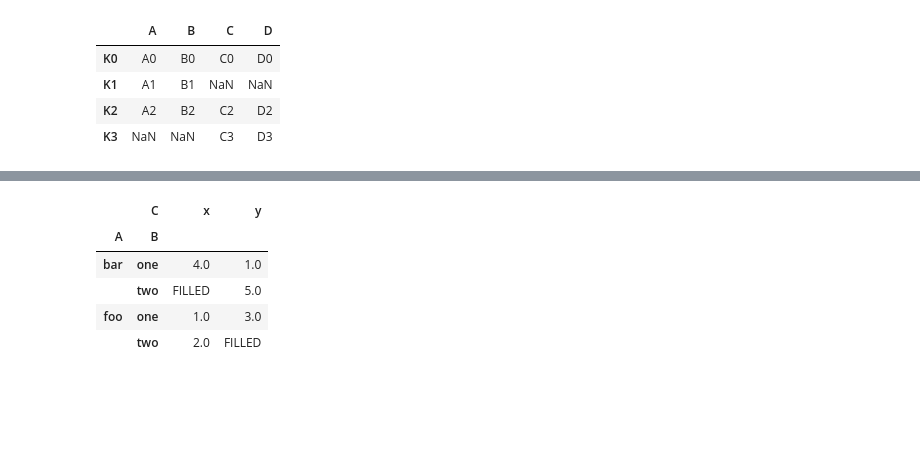
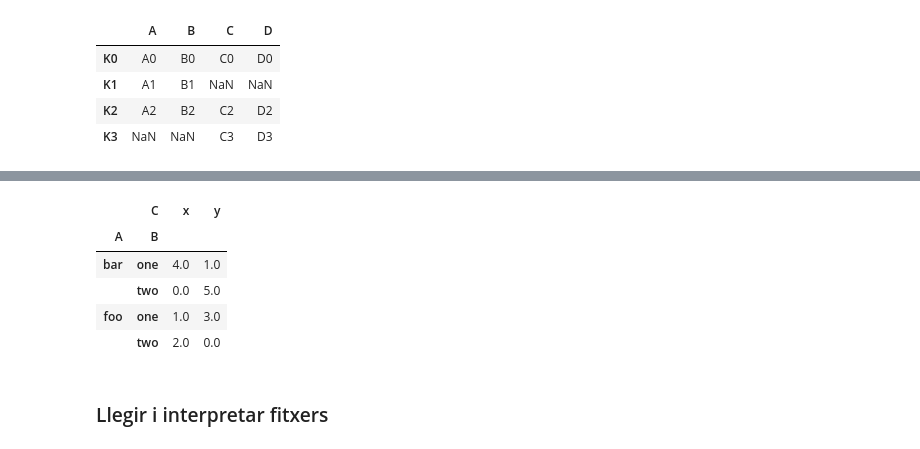
Before and after one commit to xxjcaxx/Disseny-i-avaluacio-de-models, a Jupyter notebook: apunts/documents/intro/numpypandas.ipynb, the cells around one changed output, grey strips where cells are left out. Drawn from its saved outputs; the diff is of its cells as text; code cells hidden in the pictures; blank space fills up the shorter version.

```diff
--- a/apunts/documents/intro/numpypandas.ipynb
+++ b/apunts/documents/intro/numpypandas.ipynb
@@ -1976,15 +2097,17 @@ df.pivot_table(values='D',index=['A', 'B'],columns=['C'])
 # %%
 
 
 # Index out of 'A' and 'B', columns from 'C', actual numerical values from 'D'
-df.pivot_table(values='D',index=['A', 'B'],columns=['C'], fill_value='FILLED')
+df.pivot_table(values='D',index=['A', 'B'],columns=['C'], fill_value=0)
 # %% [output]
 |  | C | x | y |
 | A | B |  |  |
 | bar | one | 4.0 | 1.0 |
-|  | two | FILLED | 5.0 |
+|  | two | 0.0 | 5.0 |
 | foo | one | 1.0 | 3.0 |
-|  | two | 2.0 | FILLED |
+|  | two | 2.0 | 0.0 |
+# %% [markdown]
+### Llegir i interpretar fitxers
 # %%
 
 import pandas as pd
```
Also changed, not shown: parts of 70 cells of this notebook, 3 other files.
